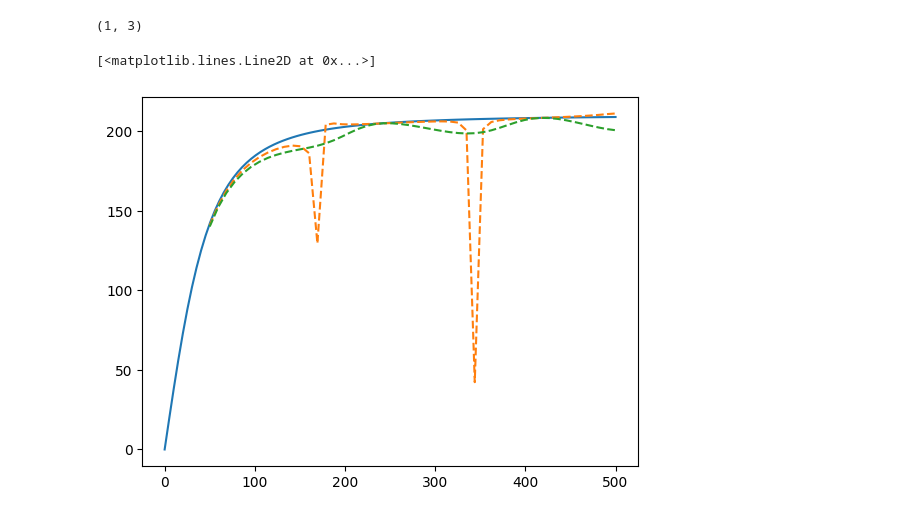
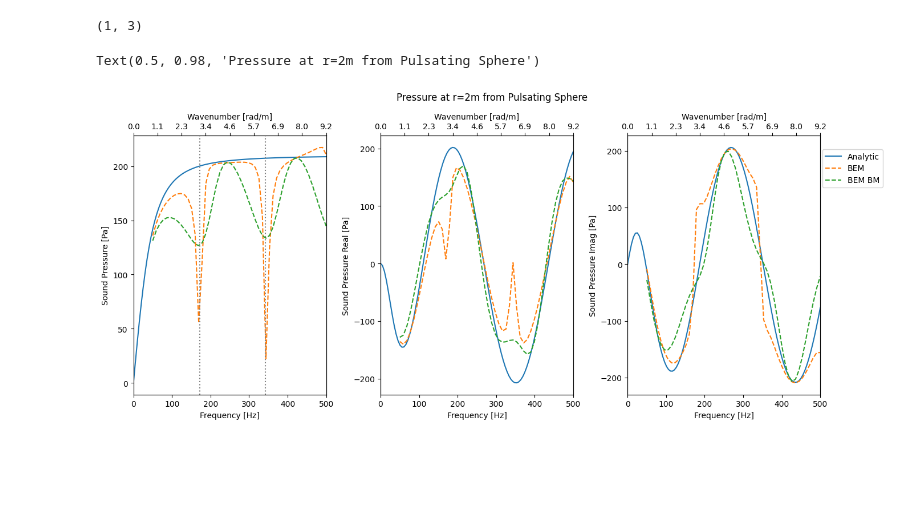
Before and after one commit to kristofcufar/Acoustic_BEM, a Jupyter notebook: Demo_monopole_freq_sweep.ipynb, the cells around one changed output. Cells and saved outputs as stored; diff of their text form; code cells hidden in the pictures; blank space fills up the shorter version.

Commit message:
Sphere frequency sweep 4

```diff
--- a/Demo_monopole_freq_sweep.ipynb
+++ b/Demo_monopole_freq_sweep.ipynb
@@ -137,7 +137,7 @@ ax1.set_title('Pressure at r=2m from Pulsating Sphere')
 Text(0.5, 1.0, 'Pressure at r=2m from Pulsating Sphere')
 [figure]
 # %%
-subdiv = 4                             # mesh subdivision level
+subdiv = 2                             # mesh subdivision level
 nodes, elements = icosahedron()
 nodes, elements = subdivide_sphere(nodes, elements, levels=subdiv)
 nodes *= radius
@@ -210,8 +210,55 @@ for f_i in tqdm(np.linspace(50, 500, 50)):
     p_bem_bm.append(p_field)
 # %%
-plt.plot(frequency, np.abs(p_ref), label='Analytic')
-plt.plot(np.linspace(50, 500, 50), np.abs(p_bem), label='BEM', linestyle='--')
-plt.plot(np.linspace(50, 500, 50), np.abs(p_bem_bm), label='BEM BM', linestyle='--')
+fig = plt.figure(figsize=(14,6), tight_layout=True)
+ax1 = fig.add_subplot(131)
+
+ax1.plot(frequency, np.abs(p_ref), label='Analytic')
+ax1.plot(np.linspace(50, 500, 50), np.abs(p_bem), label='BEM', linestyle='--')
+ax1.plot(np.linspace(50, 500, 50), np.abs(p_bem_bm), label='BEM BM', linestyle='--')
+ax1.axvline(x = 3.14 * c0 / (2 * np.pi), color='gray', linestyle=':')
+ax1.axvline(x = 6.28 * c0 / (2 * np.pi), color='gray', linestyle=':')
+
+ax12 = ax1.twiny()
+ax1.set_xlim(0, np.max(frequency))
+ax12.set_xticks(np.linspace(0, 1, 9))
+ax12.set_xticklabels([f"{tick:.1f}" for tick in np.linspace(0, np.max(k), 9)])
+ax12.set_xlabel('Wavenumber [rad/m]')
+
+ax1.set_xlabel('Frequency [Hz]')
+ax1.set_ylabel('Sound Pressure [Pa]')
+
+ax2 = fig.add_subplot(132)
+
+ax2.plot(frequency, np.real(p_ref), label='Analytic')
+ax2.plot(np.linspace(50, 500, 50), np.real(p_bem), label='BEM', linestyle='--')
+ax2.plot(np.linspace(50, 500, 50), np.real(p_bem_bm), label='BEM BM', linestyle='--')
+
+ax22 = ax2.twiny()
+ax2.set_xlim(0, np.max(frequency))
+ax22.set_xticks(np.linspace(0, 1, 9))
+ax22.set_xticklabels([f"{tick:.1f}" for tick in np.linspace(0, np.max(k), 9)])
+ax22.set_xlabel('Wavenumber [rad/m]')
+
+ax2.set_xlabel('Frequency [Hz]')
+ax2.set_ylabel('Sound Pressure Real [Pa]')
+
+ax3 = fig.add_subplot(133)
+
+ax3.plot(frequency, np.imag(p_ref), label='Analytic')
+ax3.plot(np.linspace(50, 500, 50), np.imag(p_bem), label='BEM', linestyle='--')
+ax3.plot(np.linspace(50, 500, 50), np.imag(p_bem_bm), label='BEM BM', linestyle='--')
+
+ax32 = ax3.twiny()
+ax3.set_xlim(0, np.max(frequency))
+ax32.set_xticks(np.linspace(0, 1, 9))
+ax32.set_xticklabels([f"{tick:.1f}" for tick in np.linspace(0, np.max(k), 9)])
+ax32.set_xlabel('Wavenumber [rad/m]')
+
+ax3.set_xlabel('Frequency [Hz]')
+ax3.set_ylabel('Sound Pressure Imag [Pa]')
+
+ax3.legend(loc = (1.01, 0.8))
+plt.suptitle('Pressure at r=2m from Pulsating Sphere')
 # %% [output]
-[<matplotlib.lines.Line2D at 0x...>]
+Text(0.5, 0.98, 'Pressure at r=2m from Pulsating Sphere')
-[figure, old version]
+[figure, new version]
```
Also changed, not shown: parts of 2 cells of this notebook, 3 other files.
